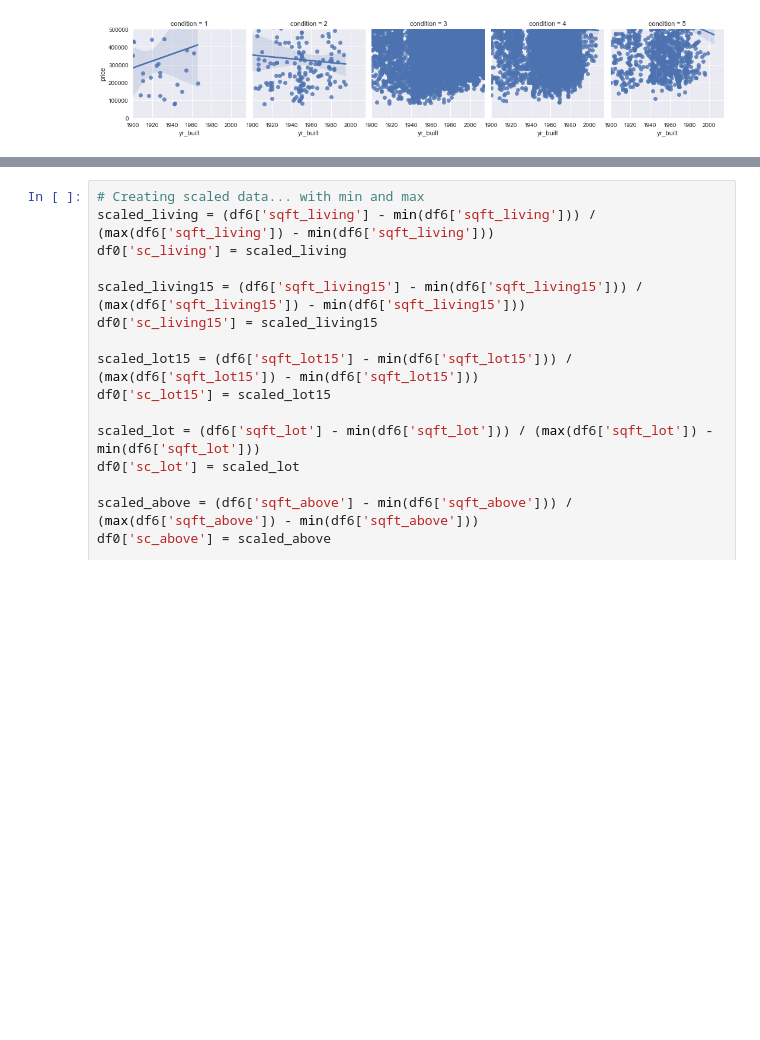
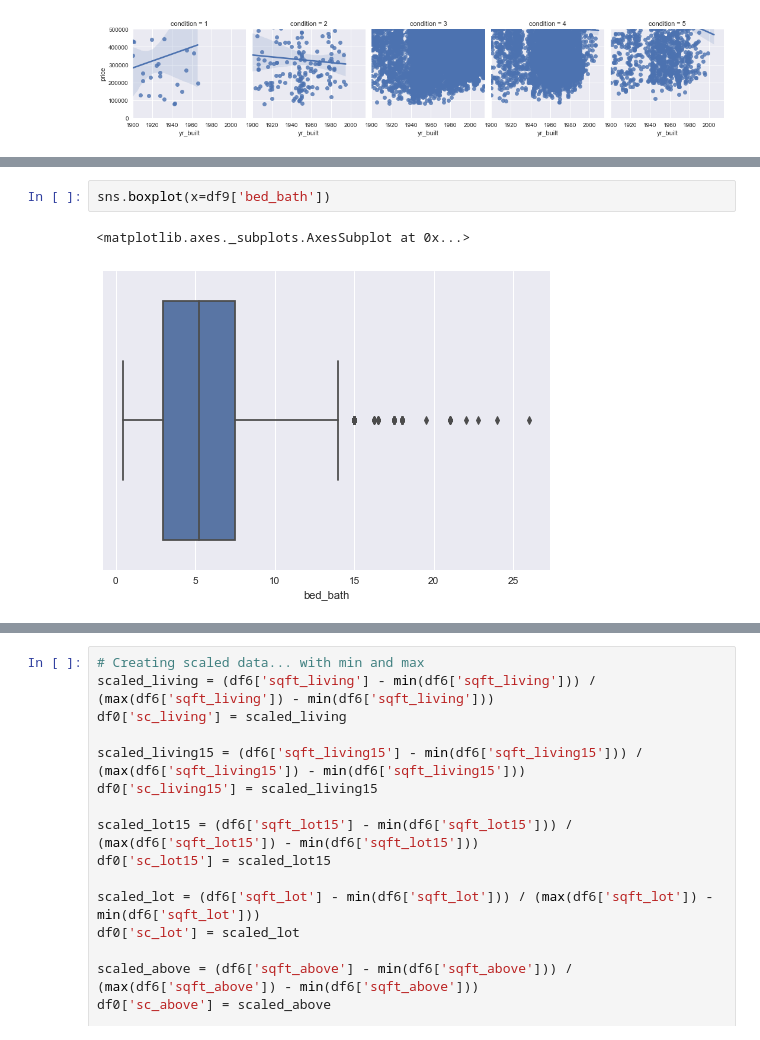
Before and after one commit to markp-rankin/KingHousing, a Jupyter notebook: Mark-EDA-3-Housing.ipynb, the cells around one changed output, grey strips where cells are left out. Cells and saved outputs as stored; diff of their text form; blank space fills up the shorter version.

```diff
--- a/Mark-EDA-3-Housing.ipynb
+++ b/Mark-EDA-3-Housing.ipynb
@@ -408,0 +450,5 @@ plt.ylim(0, 500000)
+# %%
+sns.boxplot(x=df9['bed_bath'])
+# %% [output]
+<matplotlib.axes._subplots.AxesSubplot at 0x...>
+[figure, added]
```
Also changed, not shown: parts of 73 cells of this notebook.
